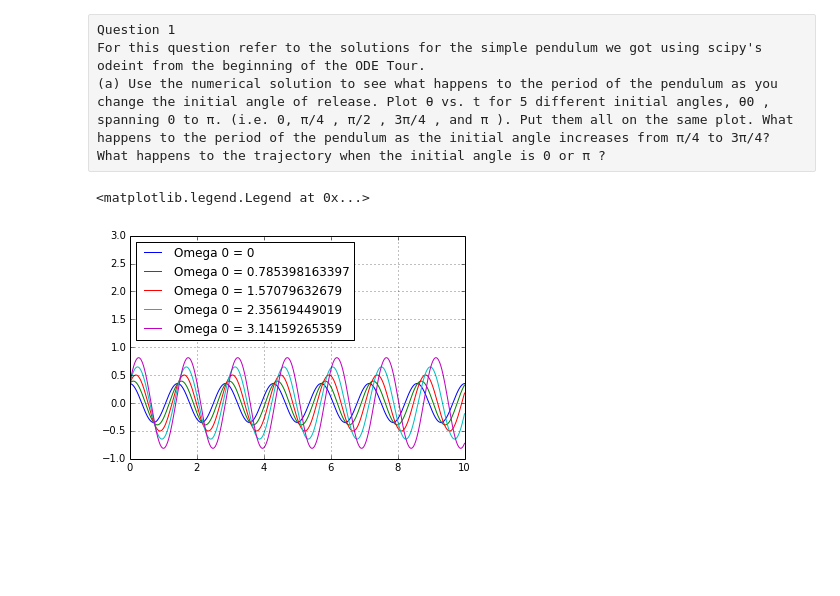
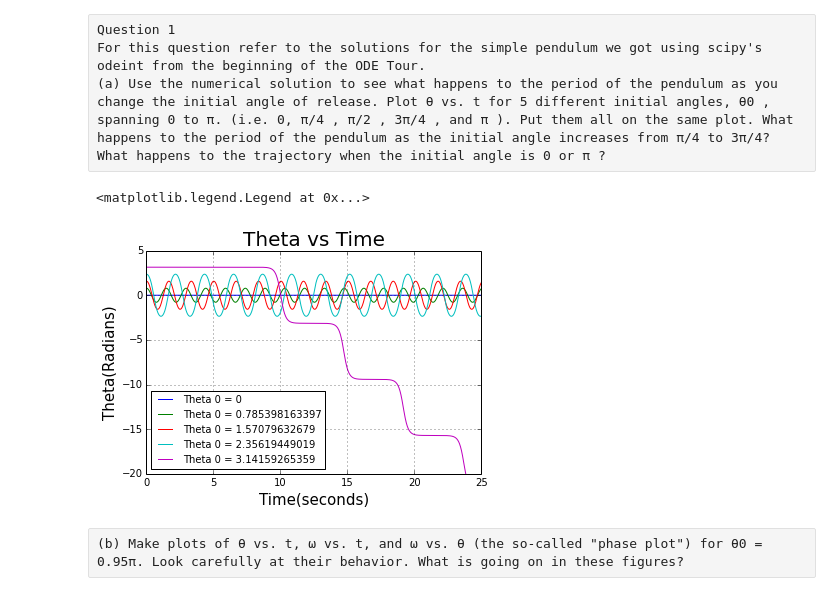
Before and after one commit to jhaslema/PHYS202-S14, a Jupyter notebook: SciPy/ODEExercises.ipynb, the cells around one changed output. Saved outputs shown, nothing was run; the diff lists cells and outputs as text; code cells hidden in the pictures; blank space fills up the shorter version.

```diff
--- a/SciPy/ODEExercises.ipynb
+++ b/SciPy/ODEExercises.ipynb
@@ -12,12 +12,9 @@ For this question refer to the solutions for the simple pendulum we got using sc
 (a) Use the numerical solution to see what happens to the period of the pendulum as you change the initial angle of release. Plot θ vs. t for 5 different initial angles, θ0 , spanning 0 to π. (i.e. 0, π/4 , π/2 , 3π/4 , and π ). Put them all on the same plot. What happens to the period of the pendulum as the initial angle increases from π/4 to 3π/4? What happens to the trajectory when the initial angle is 0 or π ?
 # %%
 from scipy.integrate import odeint
-g = 9.8
-ell = 0.5
-th0 = 20.*np.pi/180
 def deriv(theta_current,t):
     g = 9.8
-    ell - 0.5
+    ell = 0.5
     theta = theta_current[0]
     omega = theta_current[1]
     dtheta = omega
@@ -26,14 +23,21 @@ def deriv(theta_current,t):
 # %%
 thetas = [0,np.pi/4.,np.pi/2.,3*np.pi/4,np.pi]
 for a in thetas:
-    t = np.arange(0.,10.+0.01,0.01)
-    omega0 = a
+    t = np.arange(0.,50.+0.01,0.01)
+    omega0 = 0
+    th0 = a
     theta_init = np.array([th0,omega0])
     theta = odeint(deriv,theta_init,t)
-    plt.plot(t,theta[:,0], label = ("Omega 0 = " + str(a)))
+    plt.plot(t,theta[:,0], label = ("Theta 0 = " + str(a)))
 plt.grid()
-plt.ylim(-1,3)
-plt.legend(loc = "upper left")
+plt.ylim(-20,5)
+plt.xlim(0,25)
+plt.xlabel("Time(seconds)",fontsize = 15)
+plt.ylabel("Theta(Radians)",fontsize = 15)
+plt.title("Theta vs Time",fontsize = 20)
+plt.legend(loc = "lower left",fontsize = 10)
 # %% [output]
 <matplotlib.legend.Legend at 0x...>
-[figure, old version]
+[figure, new version]
+# %% [raw]
+(b) Make plots of θ vs. t, ω vs. t, and ω vs. θ (the so-called "phase plot") for θ0 = 0.95π. Look carefully at their behavior. What is going on in these figures?
```
Also changed, not shown: parts of 16 cells of this notebook.
